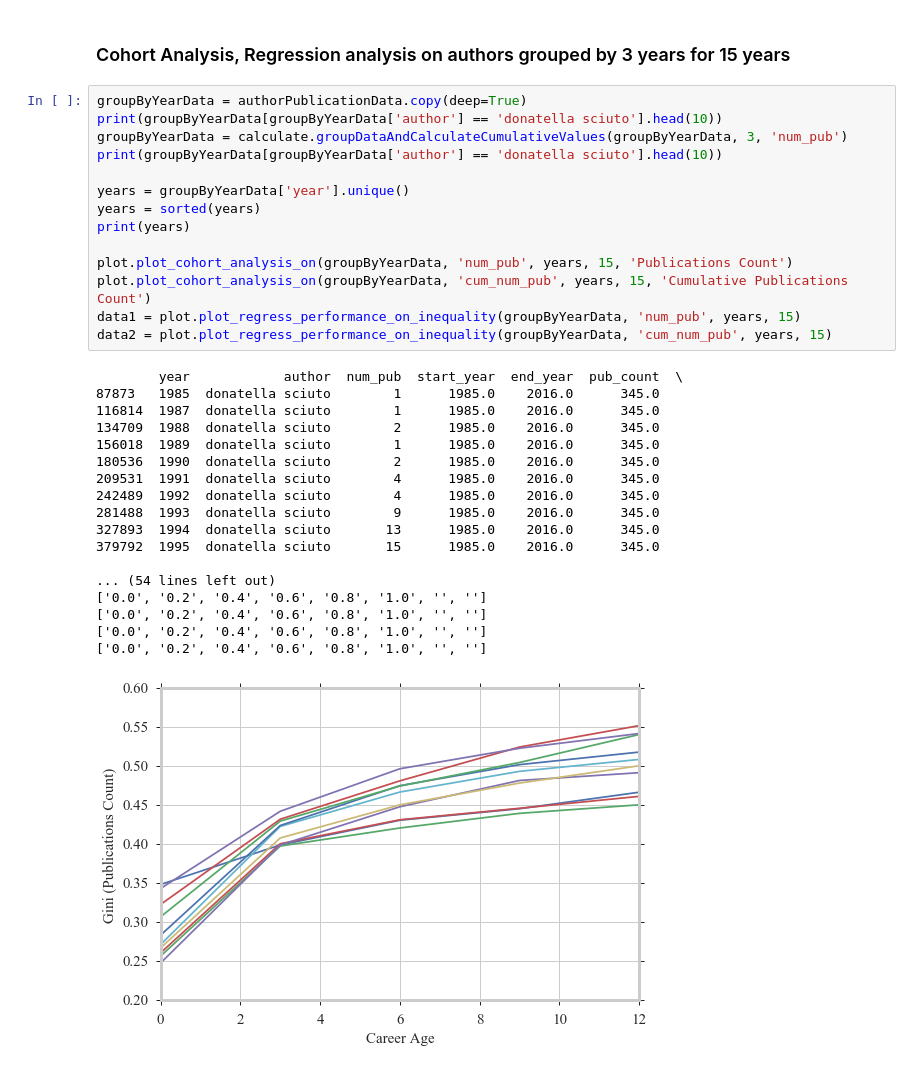
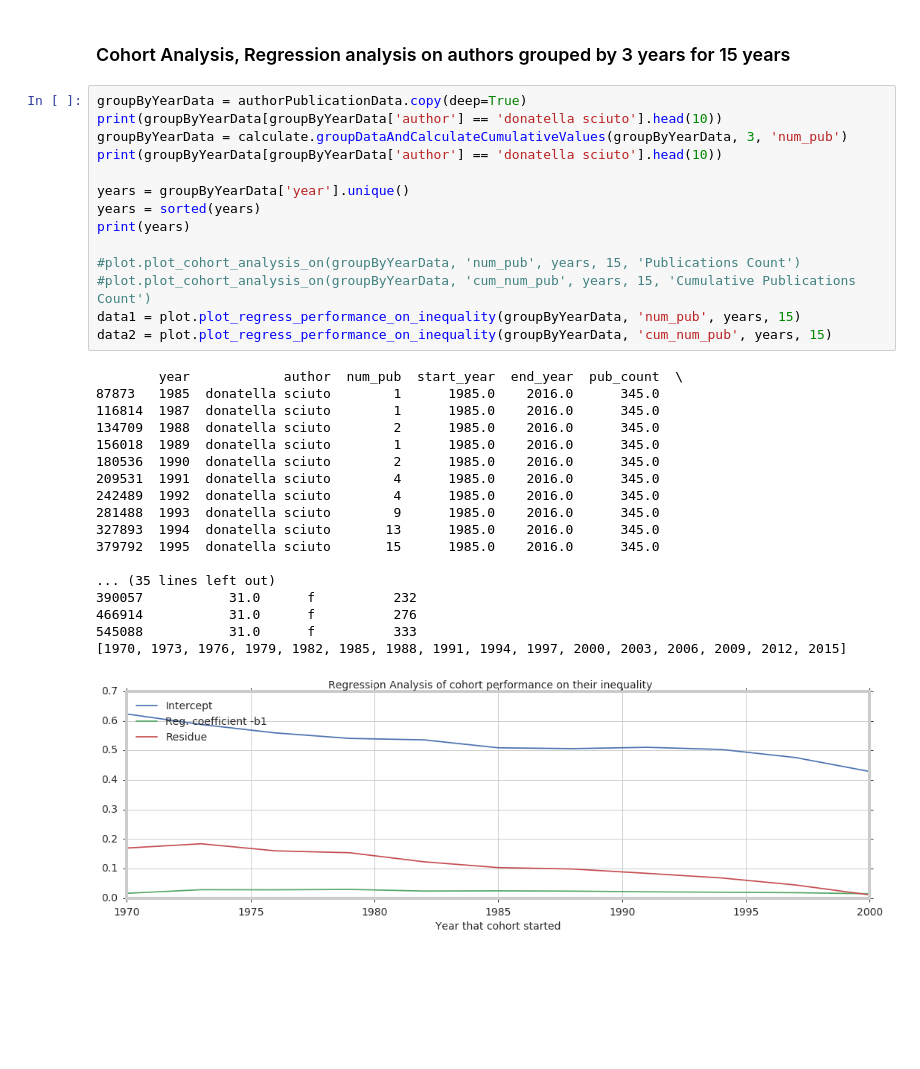
Before and after one commit to gesiscss/inequality, a Jupyter notebook: cohort-analysis-publications.ipynb, the cells around one changed output. Drawn from its saved outputs; the diff is of its cells as text; blank space fills up the shorter version.

```diff
--- a/cohort-analysis-publications.ipynb
+++ b/cohort-analysis-publications.ipynb
@@ -368,33 +353,33 @@ data2 = plot.plot_regress_performance_on_inequality(groupByYearData, 'cum_num_pu
 # %%
 groupByYearData = authorPublicationData.copy(deep=True)
 print(groupByYearData[groupByYearData['author'] == 'donatella sciuto'].head(10))
 groupByYearData = calculate.groupDataAndCalculateCumulativeValues(groupByYearData, 3, 'num_pub')
 print(groupByYearData[groupByYearData['author'] == 'donatella sciuto'].head(10))
 
 years = groupByYearData['year'].unique()
 years = sorted(years)
 print(years)
 
-plot.plot_cohort_analysis_on(groupByYearData, 'num_pub', years, 15, 'Publications Count')
-plot.plot_cohort_analysis_on(groupByYearData, 'cum_num_pub', years, 15, 'Cumulative Publications Count')
+#plot.plot_cohort_analysis_on(groupByYearData, 'num_pub', years, 15, 'Publications Count')
+#plot.plot_cohort_analysis_on(groupByYearData, 'cum_num_pub', years, 15, 'Cumulative Publications Count')
 data1 = plot.plot_regress_performance_on_inequality(groupByYearData, 'num_pub', years, 15)
 data2 = plot.plot_regress_performance_on_inequality(groupByYearData, 'cum_num_pub', years, 15)
 # %% [output]
         year            author  num_pub  start_year  end_year  pub_count  \
 87873   1985  donatella sciuto        1      1985.0    2016.0      345.0
 116814  1987  donatella sciuto        1      1985.0    2016.0      345.0
 134709  1988  donatella sciuto        2      1985.0    2016.0      345.0
 156018  1989  donatella sciuto        1      1985.0    2016.0      345.0
 180536  1990  donatella sciuto        2      1985.0    2016.0      345.0
 209531  1991  donatella sciuto        4      1985.0    2016.0      345.0
 242489  1992  donatella sciuto        4      1985.0    2016.0      345.0
 281488  1993  donatella sciuto        9      1985.0    2016.0      345.0
 327893  1994  donatella sciuto       13      1985.0    2016.0      345.0
 379792  1995  donatella sciuto       15      1985.0    2016.0      345.0
 
-... (54 lines left out)
-['0.0', '0.2', '0.4', '0.6', '0.8', '1.0', '', '']
-['0.0', '0.2', '0.4', '0.6', '0.8', '1.0', '', '']
-['0.0', '0.2', '0.4', '0.6', '0.8', '1.0', '', '']
-['0.0', '0.2', '0.4', '0.6', '0.8', '1.0', '', '']
+... (35 lines left out)
+390057           31.0      f          232
+466914           31.0      f          276
+545088           31.0      f          333
+[1970, 1973, 1976, 1979, 1982, 1985, 1988, 1991, 1994, 1997, 2000, 2003, 2006, 2009, 2012, 2015]
-[figure, old version]
+[figure, new version]
```
Also changed, not shown: parts of 7 cells of this notebook, 2 other files.
